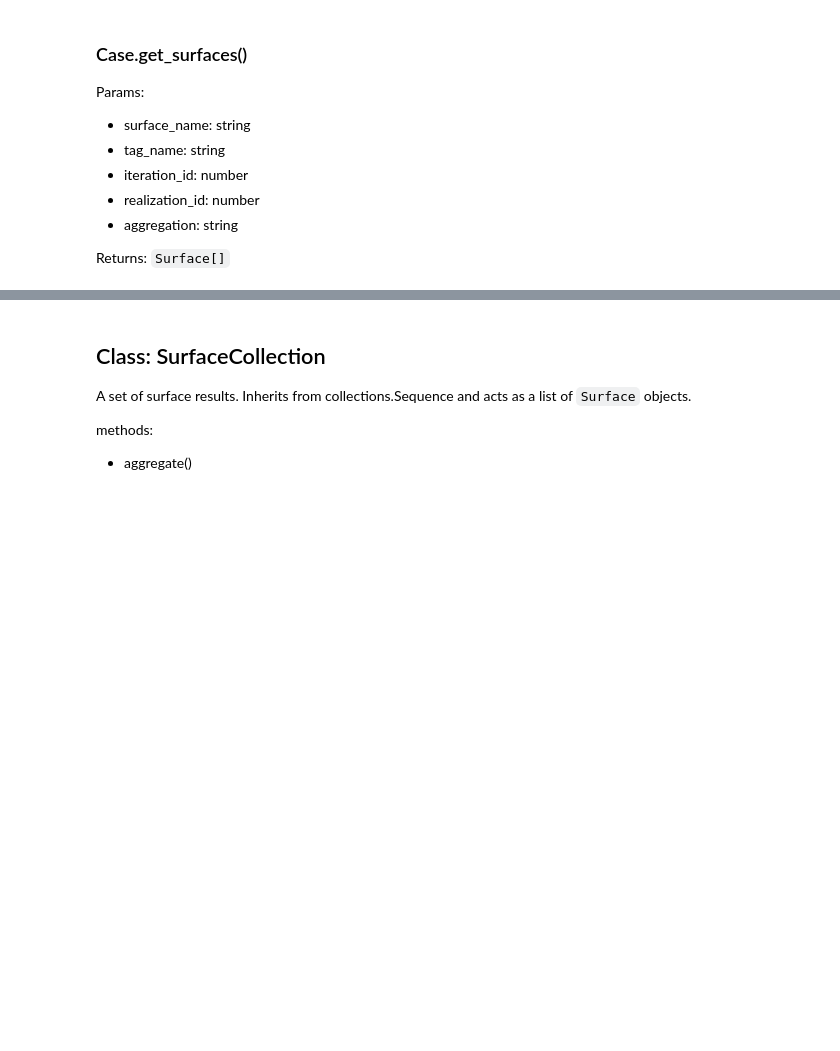
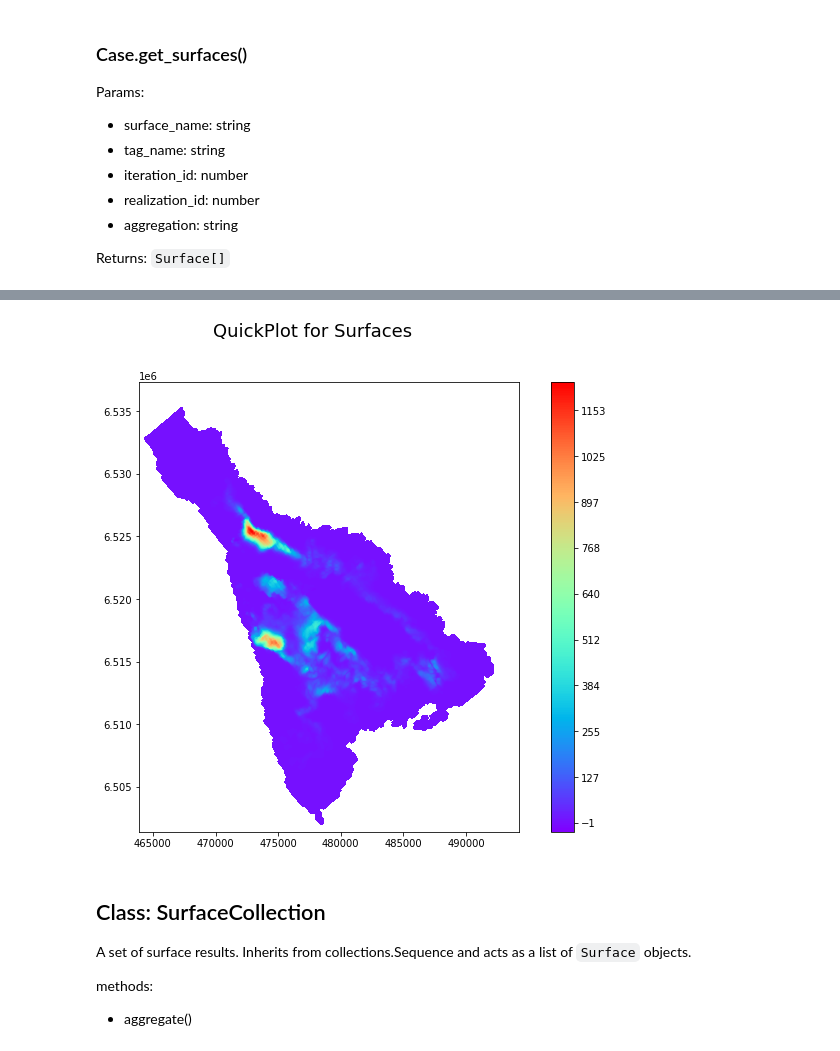
Before and after one commit to equinor/fmu-sumo, a Jupyter notebook: src/testing.ipynb, the cells around one changed output, grey strips where cells are left out. Saved outputs shown, nothing was run; the diff lists cells and outputs as text; code cells hidden in the pictures; blank space fills up the shorter version.

```diff
--- a/src/testing.ipynb
+++ b/src/testing.ipynb
@@ -354,0 +412,14 @@ print(len(surfaces))
+# %%
+# Get specific aggregated surface
+surfaces = my_case.get_surfaces(
+    surface_name="draupne_fm_1",
+    tag_name="amplitude_full_max",
+    time_interval="2019-10-01T00:00:00 - 2020-10-01T00:00:00",
+    iteration_id=0,
+    aggregation="MEAN"
+)
+
+s = surfaces[0]
+
+print(s.name)
+print(s.tag_name)
@@ -354,0 +433,6 @@ print(len(surfaces))
+# %%
+# Visualize aggregated surface with xtgeo
+bytestring = BytesIO(s.blob)
+xtgeo_surface = xtgeo.surface_from_file(bytestring)
+xtgeo_surface.quickplot()
+# %% [output]
@@ -355,3 +456,4 @@ print(len(surfaces))
+[figure, added]
 # %% [markdown]
 ## Class: SurfaceCollection
 
```
Also changed, not shown: parts of 35 cells of this notebook, 3 other files.
